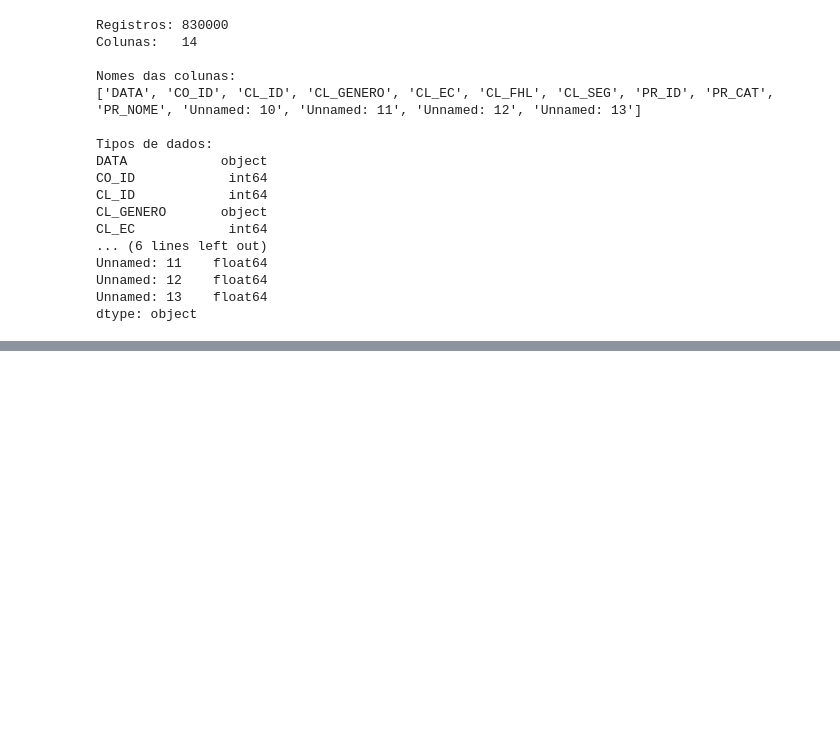
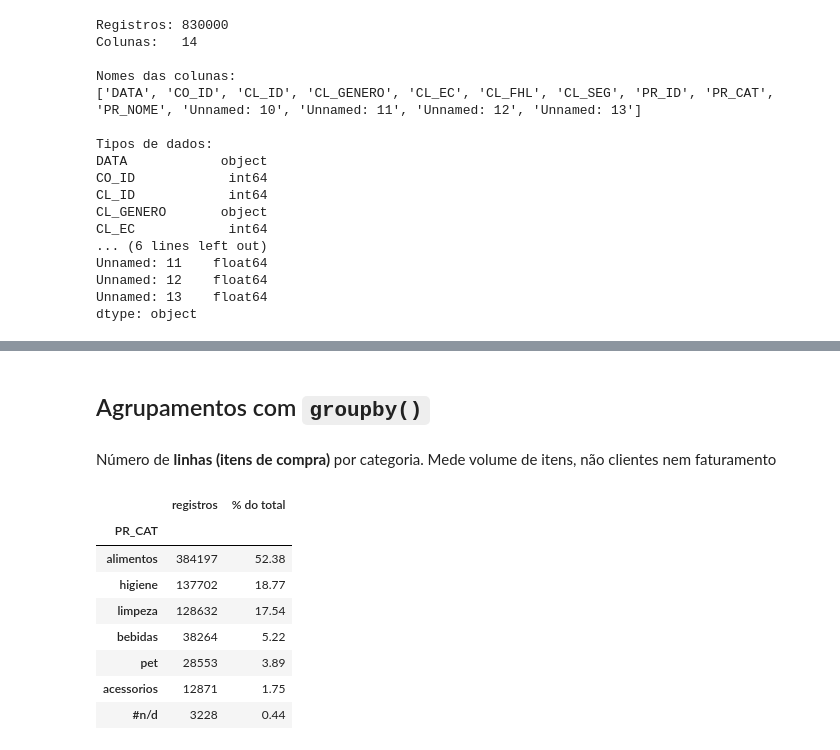
Before and after one commit to pauloBFalmeida/Miniprojeto_PauloBarbatoFogacaAlmeida_T8, a Jupyter notebook: Miniprojeto_PauloBarbatoFogacaAlmeida_T8.ipynb, the cells around one changed output, grey strips where cells are left out. Cells and saved outputs as stored; diff of their text form; code cells hidden in the pictures; blank space fills up the shorter version.

```diff
--- a/Miniprojeto_PauloBarbatoFogacaAlmeida_T8.ipynb
+++ b/Miniprojeto_PauloBarbatoFogacaAlmeida_T8.ipynb
@@ -80,0 +440,20 @@ dtype: object
+# %% [markdown]
+## Agrupamentos com `groupby()`
+# %% [markdown]
+Número de **linhas (itens de compra)** por categoria. Mede volume de itens, não clientes nem faturamento
+# %%
+# Agrupamento 1: registros por categoria de produto
+agrup1 = (df_limpo.groupby(COL_GRUPO_1).size().sort_values(ascending=False)
+          .rename("registros").to_frame())
+agrup1["% do total"] = (agrup1["registros"] / len(df_limpo) * 100).round(2)
+agrup1
+# %% [output]
+|  | registros | % do total |
+| PR_CAT |  |  |
+| alimentos | 384197 | 52.38 |
+| higiene | 137702 | 18.77 |
+| limpeza | 128632 | 17.54 |
+| bebidas | 38264 | 5.22 |
+| pet | 28553 | 3.89 |
+| acessorios | 12871 | 1.75 |
+| #n/d | 3228 | 0.44 |
```
Also changed, not shown: parts of 50 cells of this notebook, 1 other file.
